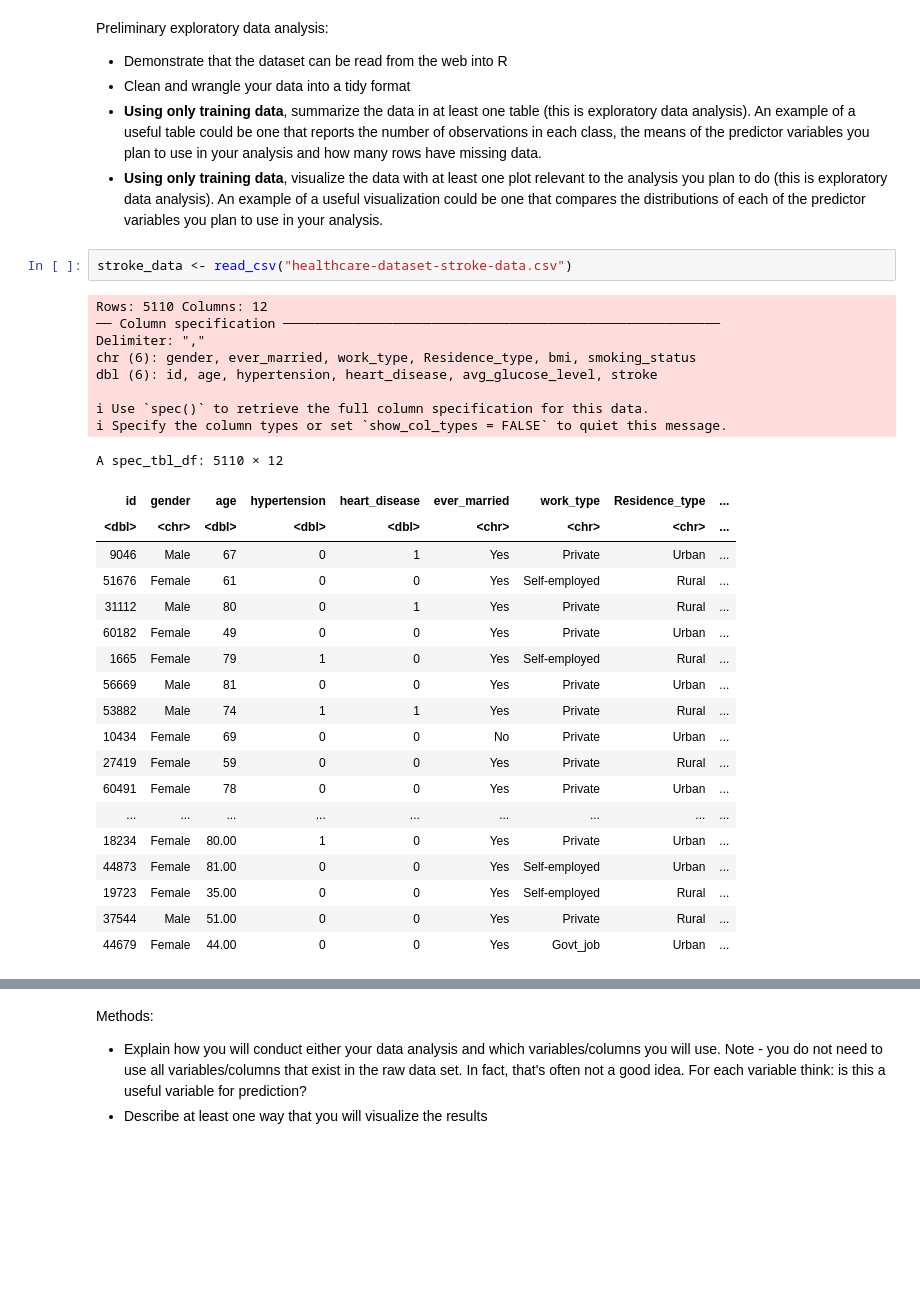
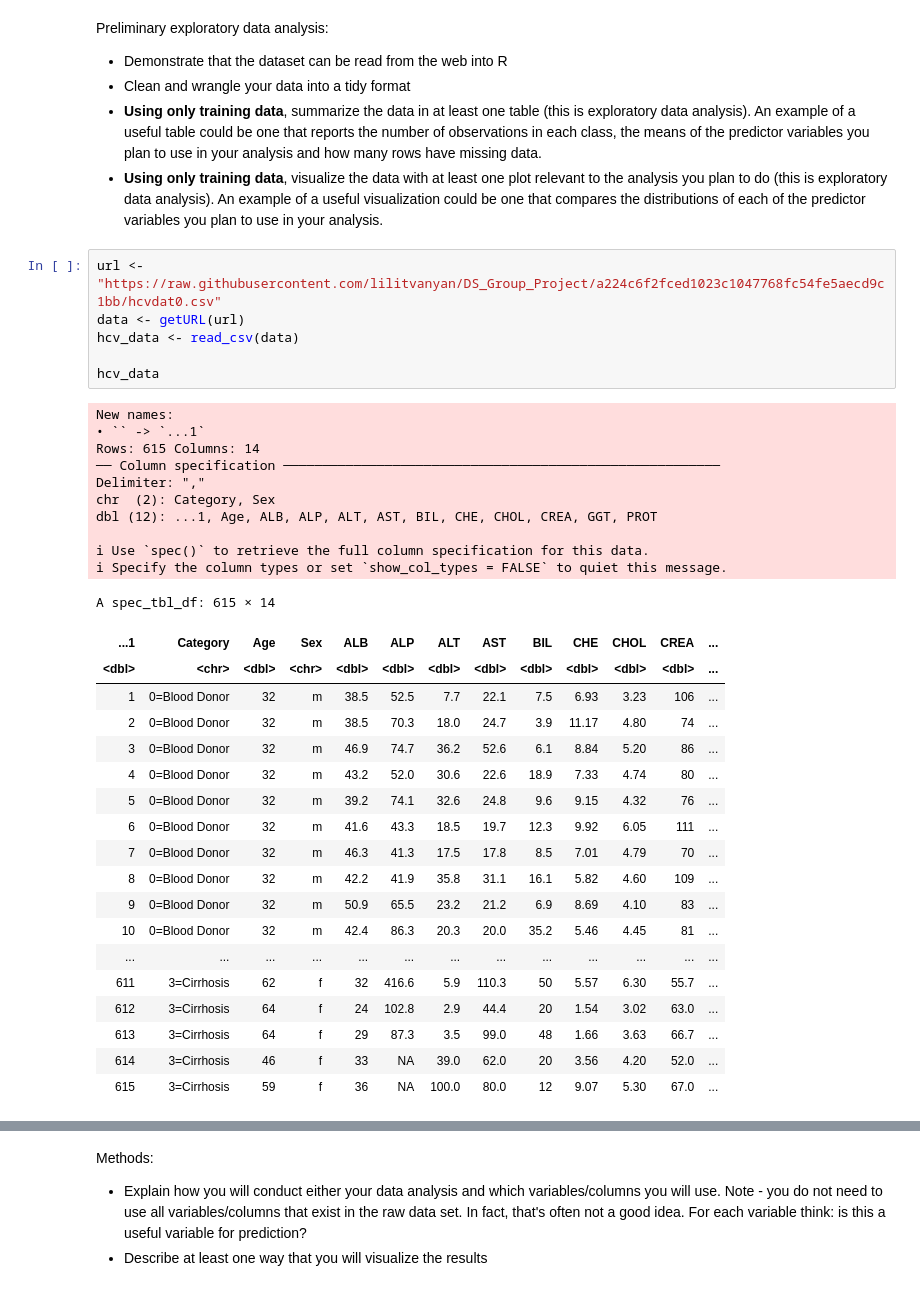
Before and after one commit to lilitvanyan/DS_Group_Project, a Jupyter notebook: DS_Group_Project_Proposal.ipynb, the cells around one changed output, grey strips where cells are left out. Saved outputs shown, nothing was run; the diff lists cells and outputs as text; blank space fills up the shorter version.

Commit message:
Training Data table added
- imported new dataset from url
- created training data
- added table of summary of training data

```diff
--- a/DS_Group_Project_Proposal.ipynb
+++ b/DS_Group_Project_Proposal.ipynb
@@ -36,32 +27,38 @@ Preliminary exploratory data analysis:
 - **Using only training data**, summarize the data in at least one table (this is exploratory data analysis). An example of a useful table could be one that reports the number of observations in each class, the means of the predictor variables you plan to use in your analysis and how many rows have missing data.
 - **Using only training data**, visualize the data with at least one plot relevant to the analysis you plan to do (this is exploratory data analysis). An example of a useful visualization could be one that compares the distributions of each of the predictor variables you plan to use in your analysis.
 # %%
-stroke_data <- read_csv("healthcare-dataset-stroke-data.csv")
+url <- "https://raw.githubusercontent.com/lilitvanyan/DS_Group_Project/a224c6f2fced1023c1047768fc54fe5aecd9c1bb/hcvdat0.csv"
+data <- getURL(url)
+hcv_data <- read_csv(data)
+
+hcv_data
 # %% [output]
-Rows: 5110 Columns: 12
+New names:
+• `` -> `...1`
+Rows: 615 Columns: 14
 ── Column specification ────────────────────────────────────────────────────────
 Delimiter: ","
-chr (6): gender, ever_married, work_type, Residence_type, bmi, smoking_status
-dbl (6): id, age, hypertension, heart_disease, avg_glucose_level, stroke
+chr  (2): Category, Sex
+dbl (12): ...1, Age, ALB, ALP, ALT, AST, BIL, CHE, CHOL, CREA, GGT, PROT
 
 ℹ Use `spec()` to retrieve the full column specification for this data.
 ℹ Specify the column types or set `show_col_types = FALSE` to quiet this message.
-A spec_tbl_df: 5110 × 12
+A spec_tbl_df: 615 × 14
-| id | gender | age | hypertension | heart_disease | ever_married | work_type | Residence_type | ... |
-| <dbl> | <chr> | <dbl> | <dbl> | <dbl> | <chr> | <chr> | <chr> | ... |
-| 9046 | Male | 67 | 0 | 1 | Yes | Private | Urban | ... |
-| 51676 | Female | 61 | 0 | 0 | Yes | Self-employed | Rural | ... |
-| 31112 | Male | 80 | 0 | 1 | Yes | Private | Rural | ... |
-| 60182 | Female | 49 | 0 | 0 | Yes | Private | Urban | ... |
-| 1665 | Female | 79 | 1 | 0 | Yes | Self-employed | Rural | ... |
-| 56669 | Male | 81 | 0 | 0 | Yes | Private | Urban | ... |
-| 53882 | Male | 74 | 1 | 1 | Yes | Private | Rural | ... |
-| 10434 | Female | 69 | 0 | 0 | No | Private | Urban | ... |
-| 27419 | Female | 59 | 0 | 0 | Yes | Private | Rural | ... |
-| 60491 | Female | 78 | 0 | 0 | Yes | Private | Urban | ... |
-| ... | ... | ... | ... | ... | ... | ... | ... | ... |
-| 18234 | Female | 80.00 | 1 | 0 | Yes | Private | Urban | ... |
-| 44873 | Female | 81.00 | 0 | 0 | Yes | Self-employed | Urban | ... |
-| 19723 | Female | 35.00 | 0 | 0 | Yes | Self-employed | Rural | ... |
-| 37544 | Male | 51.00 | 0 | 0 | Yes | Private | Rural | ... |
-| 44679 | Female | 44.00 | 0 | 0 | Yes | Govt_job | Urban | ... |
+| ...1 | Category | Age | Sex | ALB | ALP | ALT | AST | BIL | CHE | CHOL | CREA | ... |
+| <dbl> | <chr> | <dbl> | <chr> | <dbl> | <dbl> | <dbl> | <dbl> | <dbl> | <dbl> | <dbl> | <dbl> | ... |
+| 1 | 0=Blood Donor | 32 | m | 38.5 | 52.5 | 7.7 | 22.1 | 7.5 | 6.93 | 3.23 | 106 | ... |
+| 2 | 0=Blood Donor | 32 | m | 38.5 | 70.3 | 18.0 | 24.7 | 3.9 | 11.17 | 4.80 | 74 | ... |
+| 3 | 0=Blood Donor | 32 | m | 46.9 | 74.7 | 36.2 | 52.6 | 6.1 | 8.84 | 5.20 | 86 | ... |
+| 4 | 0=Blood Donor | 32 | m | 43.2 | 52.0 | 30.6 | 22.6 | 18.9 | 7.33 | 4.74 | 80 | ... |
+| 5 | 0=Blood Donor | 32 | m | 39.2 | 74.1 | 32.6 | 24.8 | 9.6 | 9.15 | 4.32 | 76 | ... |
+| 6 | 0=Blood Donor | 32 | m | 41.6 | 43.3 | 18.5 | 19.7 | 12.3 | 9.92 | 6.05 | 111 | ... |
+| 7 | 0=Blood Donor | 32 | m | 46.3 | 41.3 | 17.5 | 17.8 | 8.5 | 7.01 | 4.79 | 70 | ... |
+| 8 | 0=Blood Donor | 32 | m | 42.2 | 41.9 | 35.8 | 31.1 | 16.1 | 5.82 | 4.60 | 109 | ... |
+| 9 | 0=Blood Donor | 32 | m | 50.9 | 65.5 | 23.2 | 21.2 | 6.9 | 8.69 | 4.10 | 83 | ... |
+| 10 | 0=Blood Donor | 32 | m | 42.4 | 86.3 | 20.3 | 20.0 | 35.2 | 5.46 | 4.45 | 81 | ... |
+| ... | ... | ... | ... | ... | ... | ... | ... | ... | ... | ... | ... | ... |
+| 611 | 3=Cirrhosis | 62 | f | 32 | 416.6 | 5.9 | 110.3 | 50 | 5.57 | 6.30 | 55.7 | ... |
+| 612 | 3=Cirrhosis | 64 | f | 24 | 102.8 | 2.9 | 44.4 | 20 | 1.54 | 3.02 | 63.0 | ... |
+| 613 | 3=Cirrhosis | 64 | f | 29 | 87.3 | 3.5 | 99.0 | 48 | 1.66 | 3.63 | 66.7 | ... |
+| 614 | 3=Cirrhosis | 46 | f | 33 | NA | 39.0 | 62.0 | 20 | 3.56 | 4.20 | 52.0 | ... |
+| 615 | 3=Cirrhosis | 59 | f | 36 | NA | 100.0 | 80.0 | 12 | 9.07 | 5.30 | 67.0 | ... |
```
Also changed, not shown: parts of 2 cells of this notebook.
